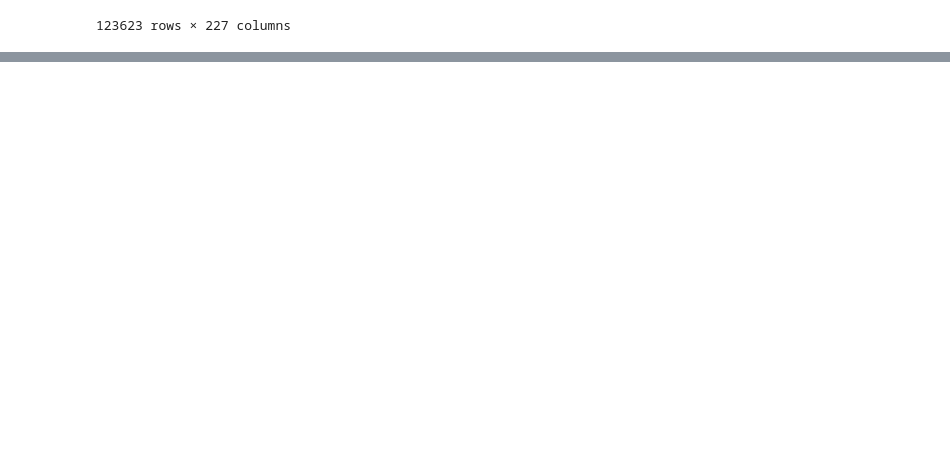
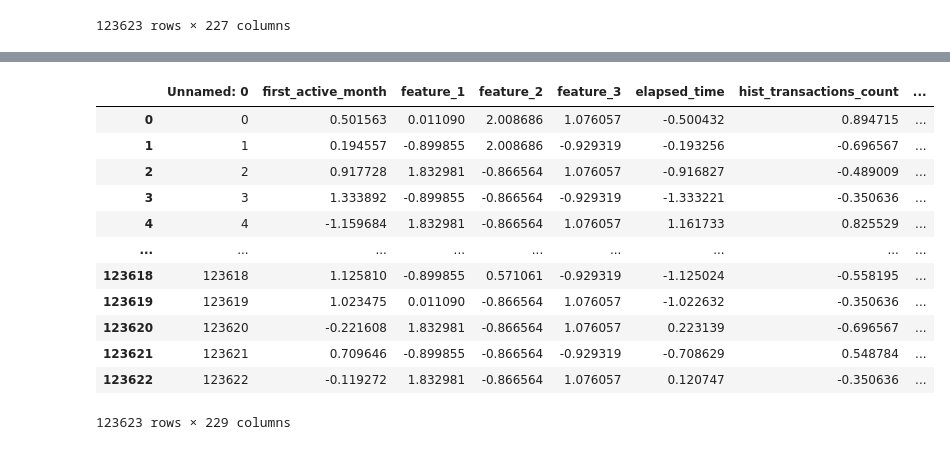
Before and after one commit to kosugihiroki/AnalyticalPipeline, a Jupyter notebook: notebooks/02_data_preparation_06211500.ipynb, the cells around one changed output, grey strips where cells are left out. Saved outputs shown, nothing was run; the diff lists cells and outputs as text; code cells hidden in the pictures; blank space fills up the shorter version.

```diff
--- a/notebooks/02_data_preparation_06211500.ipynb
+++ b/notebooks/02_data_preparation_06211500.ipynb
@@ -618,0 +707,5 @@ test.to_csv('../data/processed/processed20240621_test.csv',index=None)
+# %%
+# testデータの読み込み
+test = pd.read_csv('../data/processed/process20240624-2_test.csv')
+# train_trueflag = pd.read_csv('../data/processed/processed20240620-1_train.csv')
+test_flpr = pd.read_csv('../data/processed/test_with_outlier_flag_probability_16.csv')
@@ -618,0 +722,16 @@ test.to_csv('../data/processed/processed20240621_test.csv',index=None)
+# %%
+test_flpr
+# %% [output]
+|  | Unnamed: 0 | first_active_month | feature_1 | feature_2 | feature_3 | elapsed_time | hist_transactions_count | ... |
+| 0 | 0 | 0.501563 | 0.011090 | 2.008686 | 1.076057 | -0.500432 | 0.894715 | ... |
+| 1 | 1 | 0.194557 | -0.899855 | 2.008686 | -0.929319 | -0.193256 | -0.696567 | ... |
+| 2 | 2 | 0.917728 | 1.832981 | -0.866564 | 1.076057 | -0.916827 | -0.489009 | ... |
+| 3 | 3 | 1.333892 | -0.899855 | -0.866564 | -0.929319 | -1.333221 | -0.350636 | ... |
+| 4 | 4 | -1.159684 | 1.832981 | -0.866564 | 1.076057 | 1.161733 | 0.825529 | ... |
+| ... | ... | ... | ... | ... | ... | ... | ... | ... |
+| 123618 | 123618 | 1.125810 | -0.899855 | 0.571061 | -0.929319 | -1.125024 | -0.558195 | ... |
+| 123619 | 123619 | 1.023475 | 0.011090 | -0.866564 | 1.076057 | -1.022632 | -0.350636 | ... |
+| 123620 | 123620 | -0.221608 | 1.832981 | -0.866564 | 1.076057 | 0.223139 | -0.696567 | ... |
+| 123621 | 123621 | 0.709646 | -0.899855 | -0.866564 | -0.929319 | -0.708629 | 0.548784 | ... |
+| 123622 | 123622 | -0.119272 | 1.832981 | -0.866564 | 1.076057 | 0.120747 | -0.350636 | ... |
+123623 rows × 229 columns
```
Also changed, not shown: parts of 20 cells of this notebook, 2 other files.
